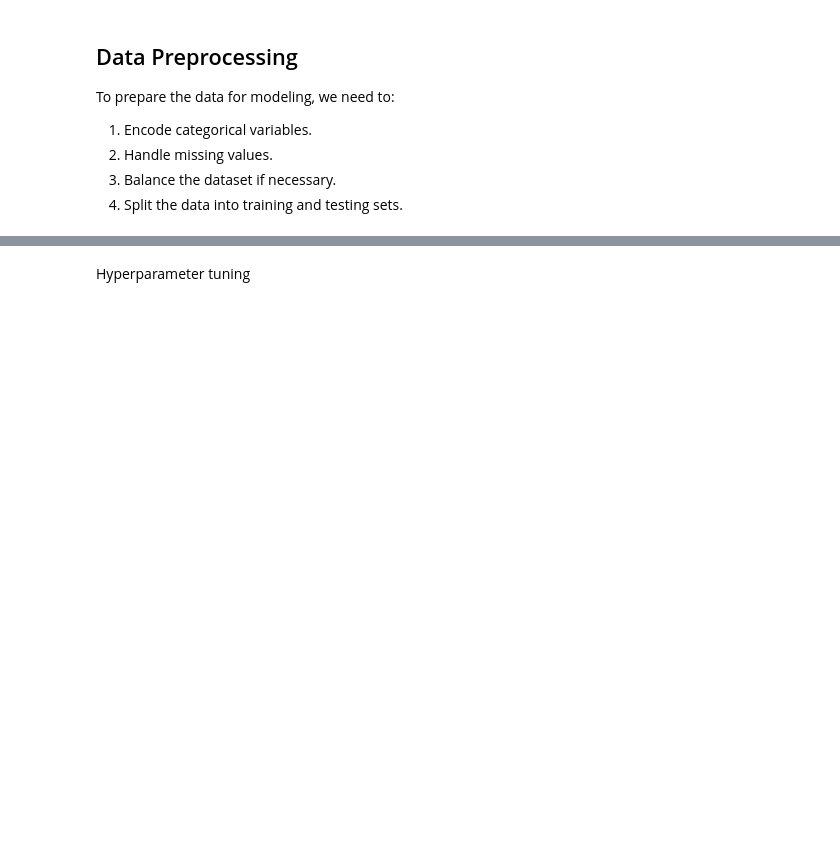
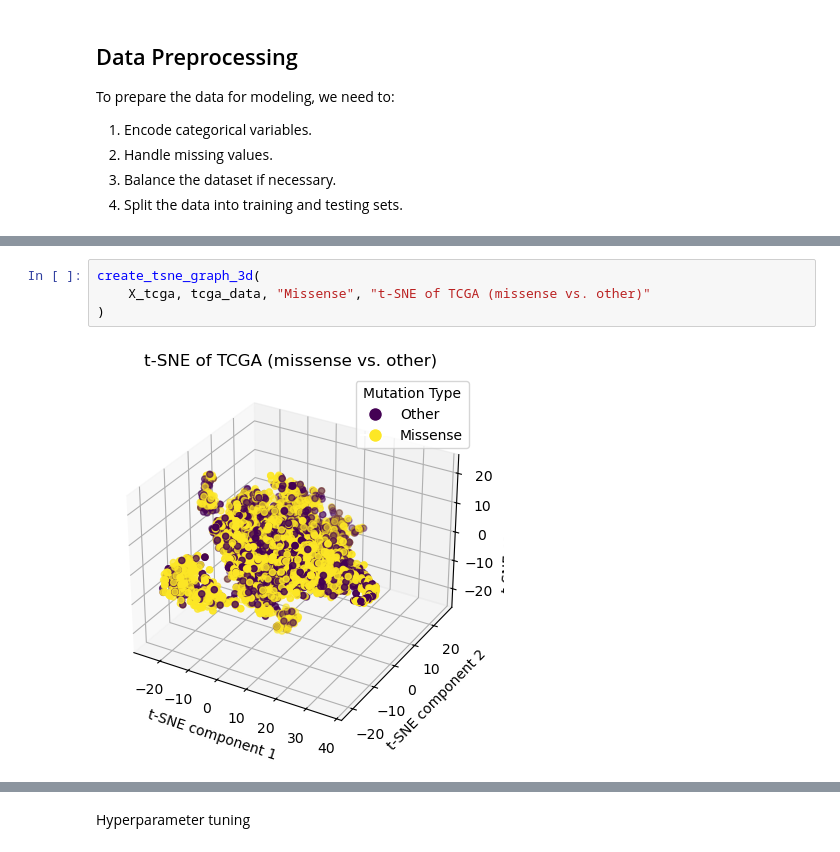
Before and after one commit to adamamer20/ml_lab, a Jupyter notebook: ML_Lab_2024.ipynb, the cells around one changed output, grey strips where cells are left out. Drawn from its saved outputs; the diff is of its cells as text; blank space fills up the shorter version.

```diff
--- a/ML_Lab_2024.ipynb
+++ b/ML_Lab_2024.ipynb
@@ -225,0 +316,6 @@ preprocessor_ccle = ColumnTransformer(
+# %%
+create_tsne_graph_3d(
+    X_tcga, tcga_data, "Missense", "t-SNE of TCGA (missense vs. other)"
+)
+# %% [output]
+[figure, added]
```
Also changed, not shown: parts of 26 cells of this notebook.
